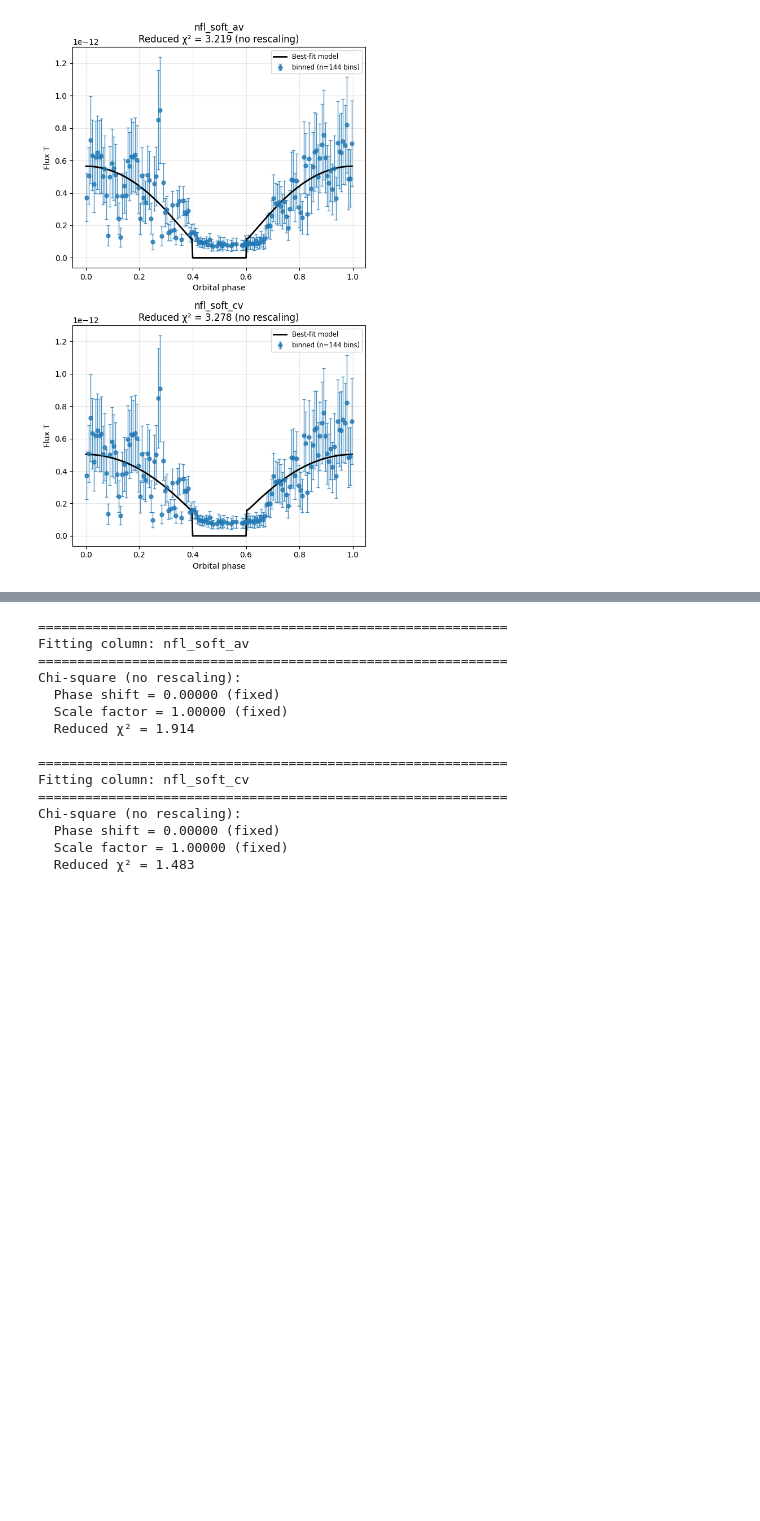
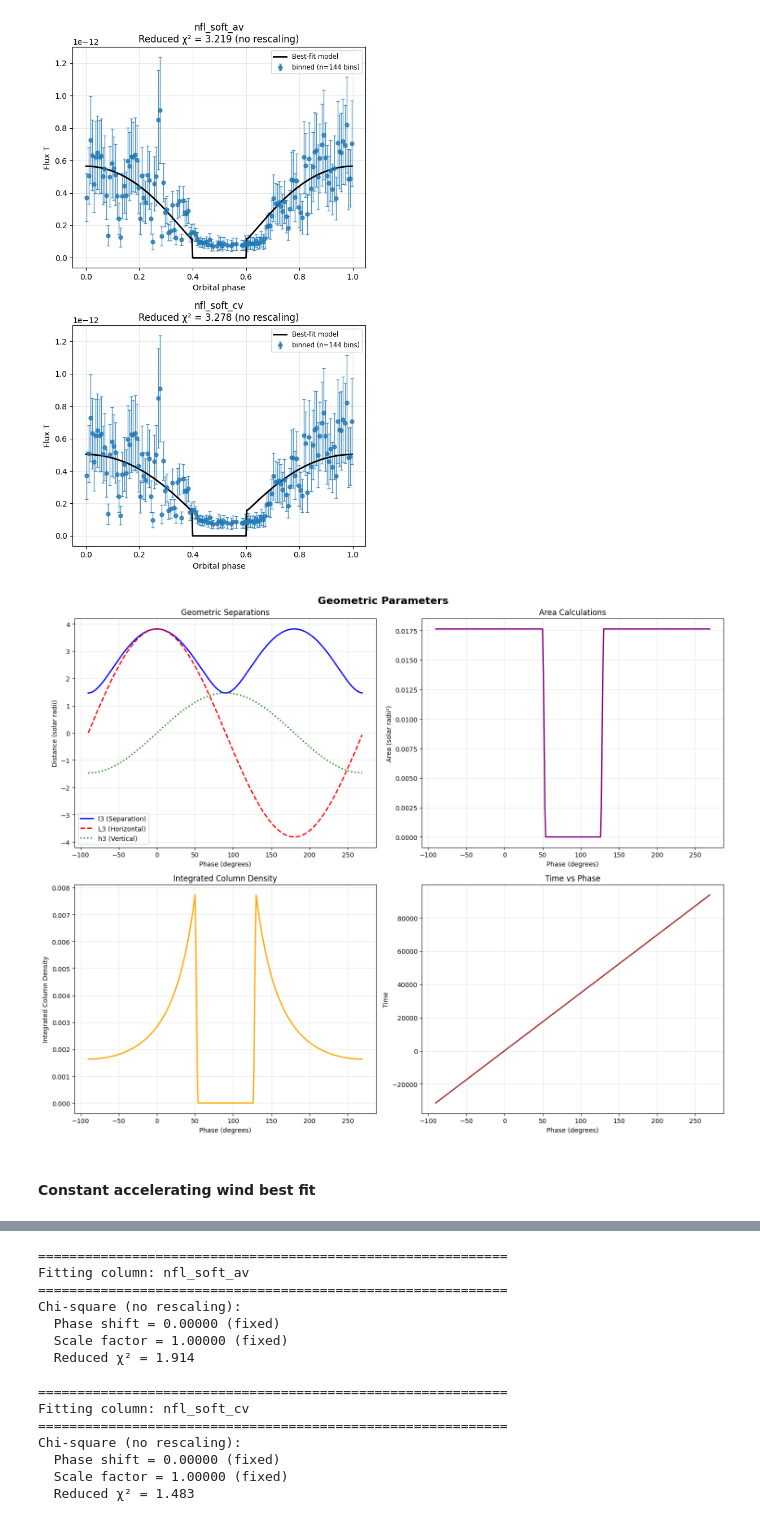
Before and after one commit to Ruchit10/XRB_LightCurve, a Jupyter notebook: xrb_model_analysis_single_15803.ipynb, the cells around one changed output, grey strips where cells are left out. Saved outputs shown, nothing was run; the diff lists cells and outputs as text; code cells hidden in the pictures; blank space fills up the shorter version.

```diff
--- a/xrb_model_analysis_single_15803.ipynb
+++ b/xrb_model_analysis_single_15803.ipynb
@@ -140,3 +142,9 @@ Chi-square (no rescaling):
   Scale factor = 1.00000 (fixed)
   Reduced χ² = 3.278
 [figure]
+# %%
+plot_geometric_parameters("./analyses/sim_flux_mcmc_tbabs_15803_soft.csv")
+# %% [output]
+[figure, added]
+# %% [markdown]
+#### Constant accelerating wind best fit
```
Also changed, not shown: parts of 4 cells of this notebook.
